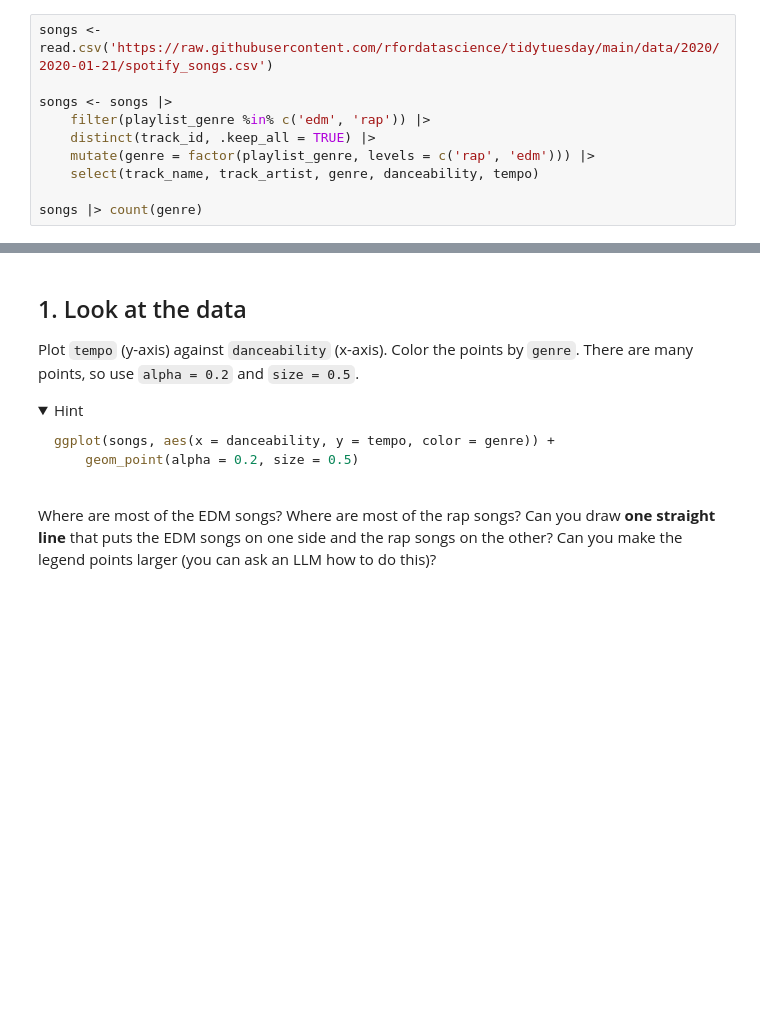
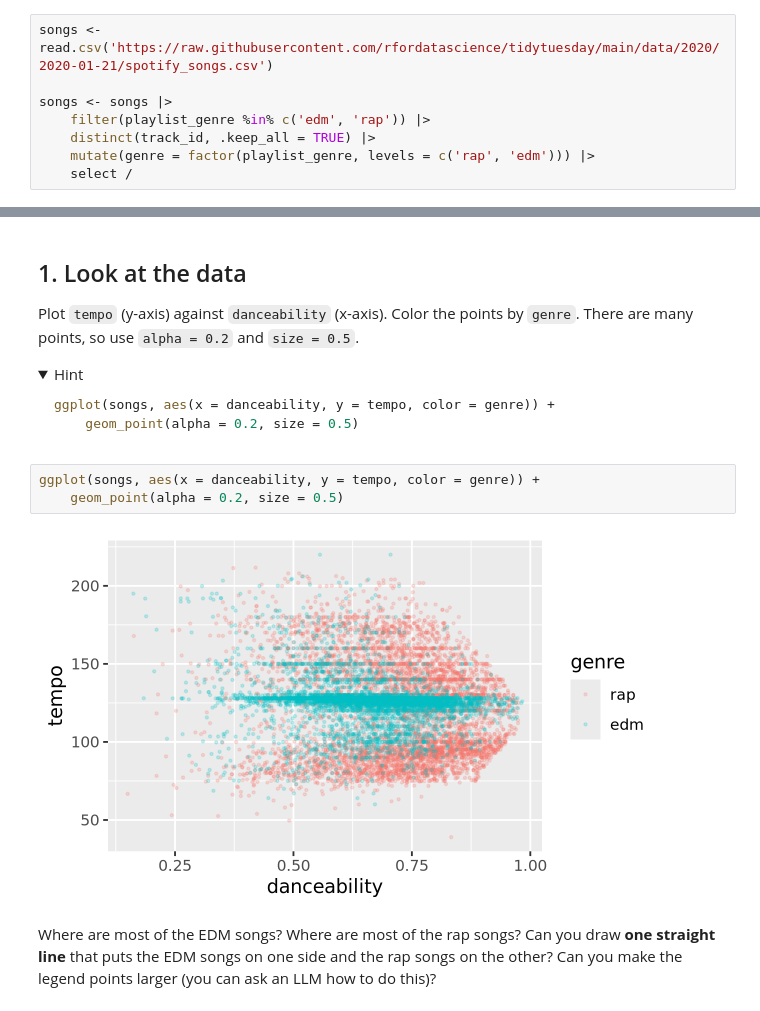
Before and after one commit to ArikaG05/JupyterCodespace, a Jupyter notebook: exercises/13-spotify-exercise.ipynb, the cells around one changed output, grey strips where cells are left out. Drawn from its saved outputs; the diff is of its cells as text; folded sections open; blank space fills up the shorter version.

````diff
--- a/exercises/13-spotify-exercise.ipynb
+++ b/exercises/13-spotify-exercise.ipynb
@@ -33,6 +50,4 @@ songs <- songs |>
     filter(playlist_genre %in% c('edm', 'rap')) |>
     distinct(track_id, .keep_all = TRUE) |>
     mutate(genre = factor(playlist_genre, levels = c('rap', 'edm'))) |>
-    select(track_name, track_artist, genre, danceability, tempo)
-
-songs |> count(genre)
+    select /
@@ -50,6 +69,11 @@ ggplot(songs, aes(x = danceability, y = tempo, color = genre)) +
 ```
 
 </details>
+# %%
+ggplot(songs, aes(x = danceability, y = tempo, color = genre)) +
+    geom_point(alpha = 0.2, size = 0.5)
+# %% [output]
+[figure, added]
 # %% [markdown]
 Where are most of the EDM songs? Where are most of the rap songs? Can you draw **one straight line** that puts the EDM songs on one side and the rap songs on the other? Can you make the legend points larger (you can ask an LLM how to do this)?
 # %% [markdown]
````
Also changed, not shown: parts of 7 cells of this notebook, 2 other files.
